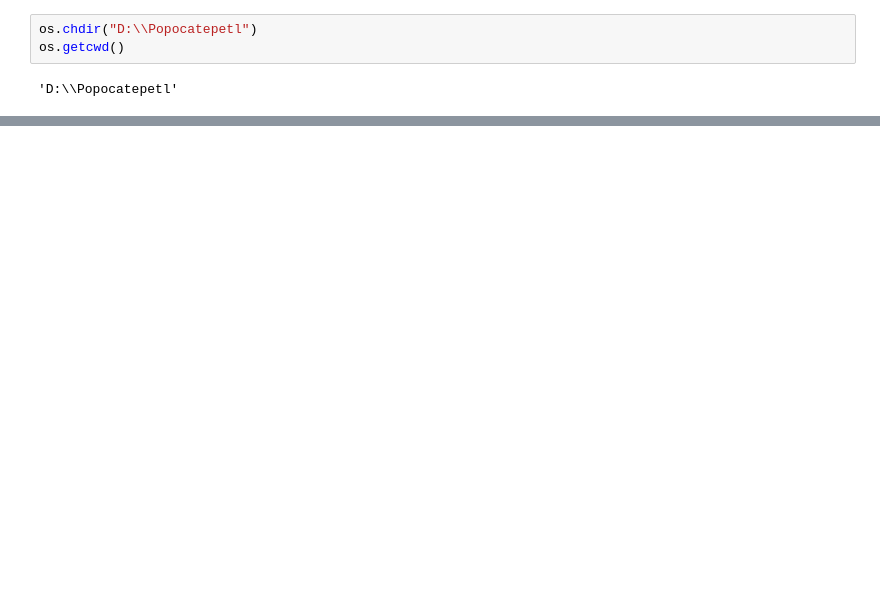
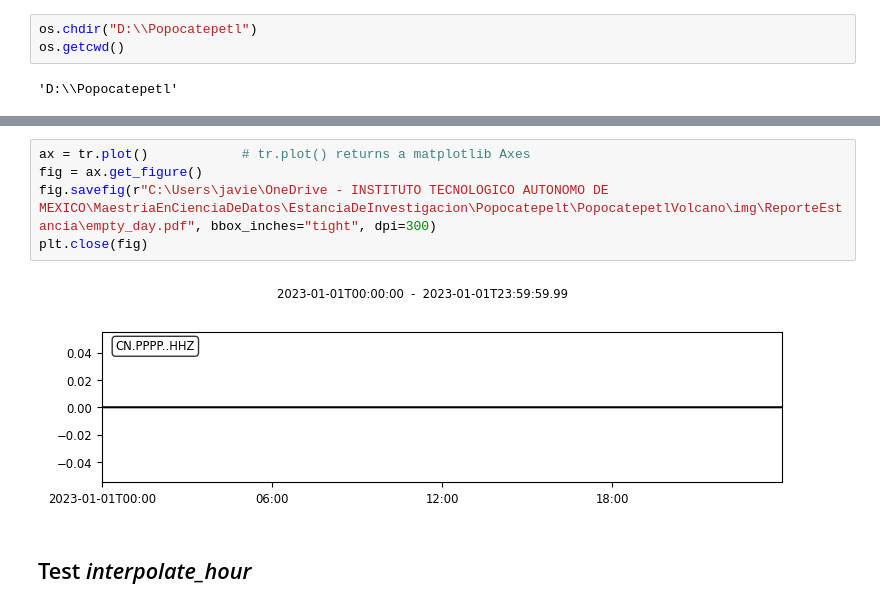
Before and after one commit to javierMoG/PopocatepetlVolcano, a Jupyter notebook: src/Pruebas.ipynb, the cells around one changed output, grey strips where cells are left out. Saved outputs shown, nothing was run; the diff lists cells and outputs as text; blank space fills up the shorter version.

```diff
--- a/src/Pruebas.ipynb
+++ b/src/Pruebas.ipynb
@@ -419,0 +358,9 @@ CN.PPPP..HHZ | 2022-04-09T00:00:00.000000Z - 2022-04-09T23:59:59.980000Z | 100.0
+# %%
+ax = tr.plot()            # tr.plot() returns a matplotlib Axes
+fig = ax.get_figure()
+fig.savefig(r"C:\Users\javie\OneDrive - INSTITUTO TECNOLOGICO AUTONOMO DE MEXICO\MaestriaEnCienciaDeDatos\EstanciaDeInvestigacion\Popocatepelt\PopocatepetlVolcano\img\ReporteEstancia\empty_day.pdf", bbox_inches="tight", dpi=300)
+plt.close(fig)
+# %% [output]
+[figure, added]
+# %% [markdown]
+## Test *interpolate_hour*
```
Also changed, not shown: parts of 66 cells of this notebook.
